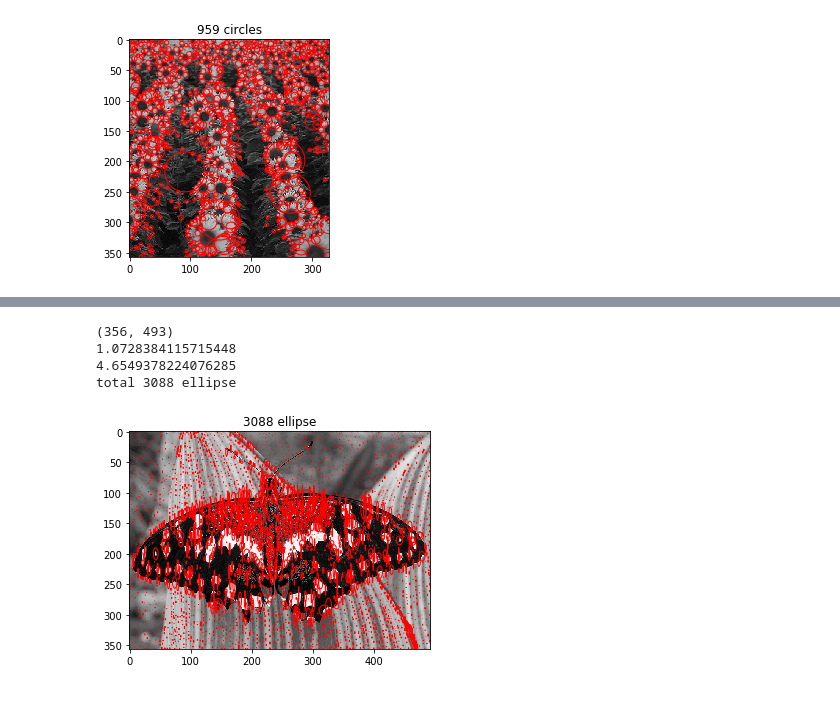
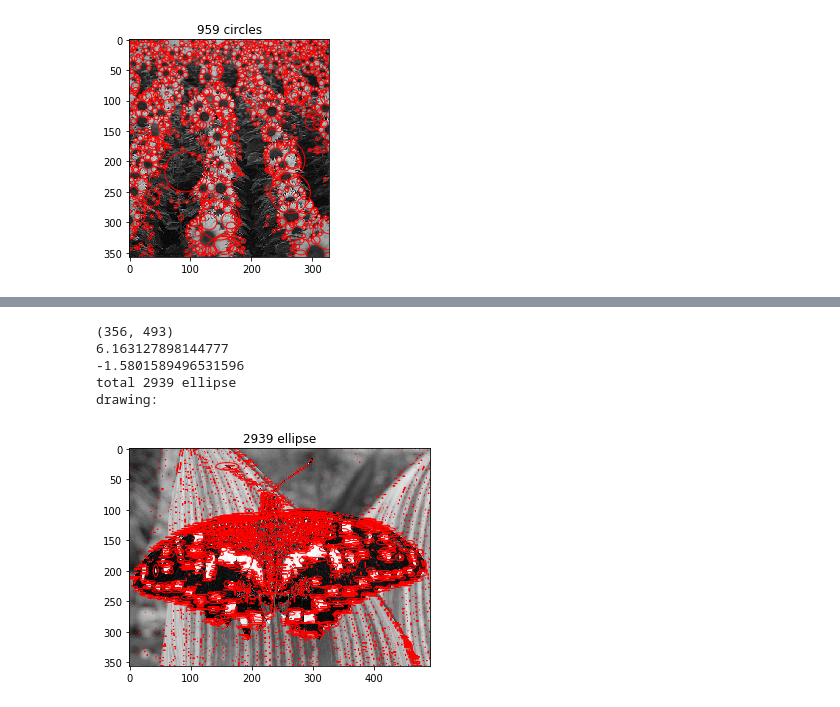
Before and after one commit to 770120041/ComputerVisionPractice, a Jupyter notebook: part2.ipynb, the cells around one changed output, grey strips where cells are left out. Cells and saved outputs as stored; diff of their text form; code cells hidden in the pictures.

```diff
--- a/part2.ipynb
+++ b/part2.ipynb
@@ -359,16 +358,20 @@ def affine_transform_method(img, threshold,  sigma):
     initial_sigma = sigma
     Ix = correlate(img, dx)
     Iy = correlate(img, dy)
-    # gaussian_filter = generate_gaussian_kernel(int(6*sigma),int(6*sigma),sigma)
+    # print(filter_gaussian)
+    # print(np.min((Ix22)))
     Ix2 = gaussian_filter(Ix**2, sigma=sigma)
     Iy2 = gaussian_filter(Iy**2, sigma=sigma)
     Ixy = gaussian_filter(Ix*Iy, sigma=sigma)
 
     scale_space = np.absolute(gaussian_laplace(img, sigma=sigma)* np.power(sigma,2))
+
+    # non maximum supression
     max_space  = maximum_filter(scale_space, size=(3,3))
-
+    #
     boolean_space = scale_space == max_space
-    survive_space = img * boolean_space
+    survive_space = scale_space * boolean_space
+    # survive_space = img * boolean_space
 
     #Compute second moment matrix
     rad_l = np.zeros(img.shape)
@@ -379,7 +382,7 @@ def affine_transform_method(img, threshold,  sigma):
             tmp = np.zeros((2, 2))
             tmp[0, 0], tmp[0, 1], tmp[1, 0], tmp[1, 1] = Ix[i,j],Ixy[i,j],Ixy[i,j],Iy2[i,j]
             eigen_values, _ = eig(tmp)
-            eigen_values = np.absolute(eigen_values)
+            # eigen_values = np.absolute(eigen_values)
             rad_l[i,j] = max(eigen_values)
             rad_s[i,j] = min(eigen_values)
 
@@ -396,18 +399,19 @@ def affine_transform_method(img, threshold,  sigma):
                 radius2 += [rad_s [i, j] * sigma * 10]
 
     # radius 1 is larger
+    print(np.average(radius1))
     print(np.average(radius2))
-    print(np.average(radius1))
     print("total %d ellipse" % (len(cx)))
-    show_ellipse_circles(img, cy, cx, radius2, radius1)
+    show_ellipse_circles(img, cy, cx, radius1, radius2)
 # %%
-threshold = 0.15
+threshold = 0.03
 sigma = 2
 img = load_image(BUTTERFLY)
 affine_transform_method(img, threshold, sigma)
 # %% [output]
 (356, 493)
-1.0728384115715448
-4.6549378224076285
-total 3088 ellipse
+6.163127898144777
+-1.5801589496531596
+total 2939 ellipse
+drawing:
-[figure, old version]
+[figure, new version]
```
Also changed, not shown: parts of 3 cells of this notebook.
